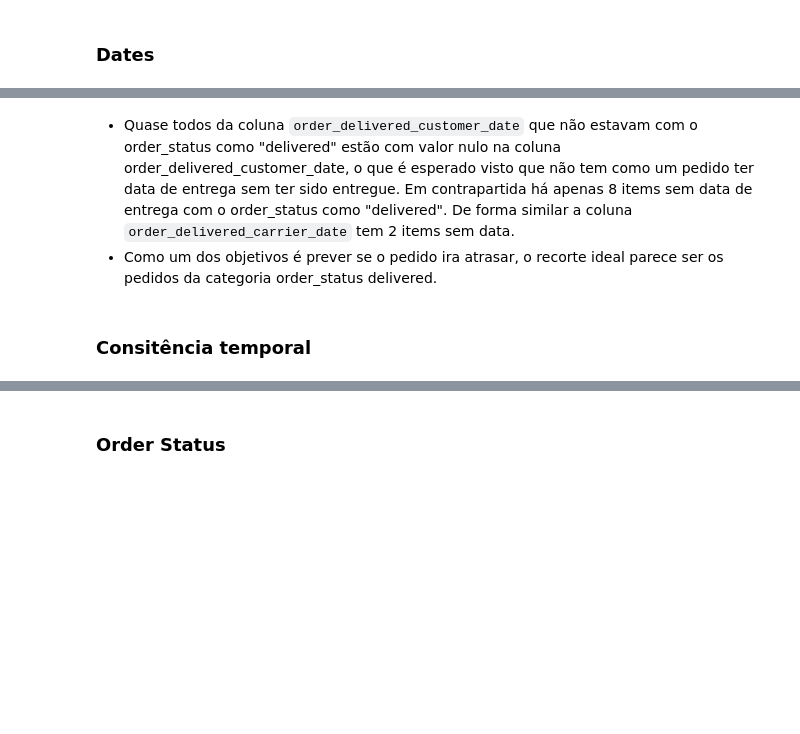
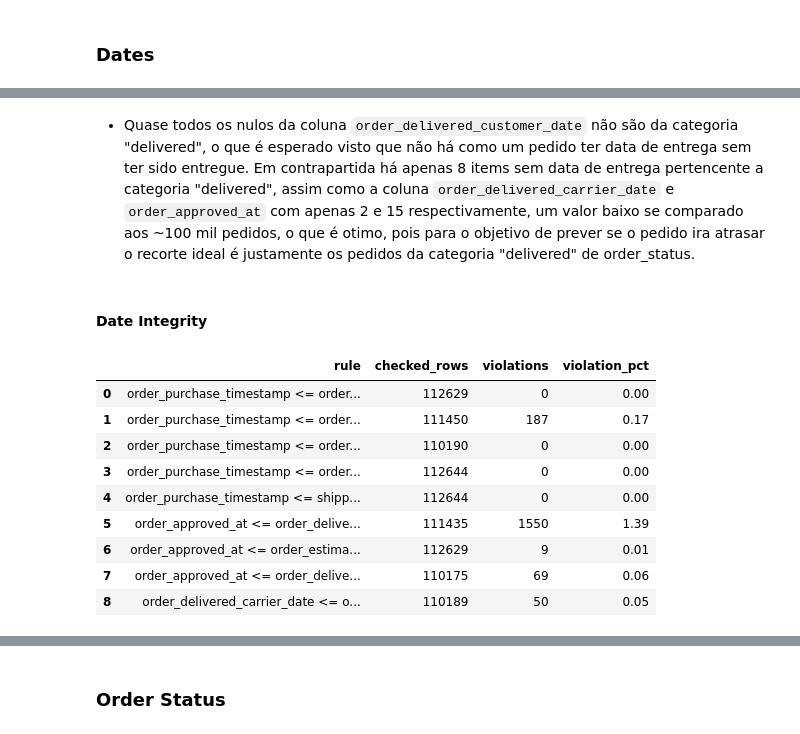
Before and after one commit to Angelo-Magno/brazilian-e-commerce-olist, a Jupyter notebook: notebooks/1.0_eda_and_data_cleaning.ipynb, the cells around one changed output, grey strips where cells are left out. Saved outputs shown, nothing was run; the diff lists cells and outputs as text; code cells hidden in the pictures; blank space fills up the shorter version.

```diff
--- a/notebooks/1.0_eda_and_data_cleaning.ipynb
+++ b/notebooks/1.0_eda_and_data_cleaning.ipynb
@@ -344,3 +1083,3 @@ df_processed.loc[mask, "shipping_limit_date"] = pd.NaT
 # %%
-mask = df_processed.order_status != 'delivered'
+mask = df_agg.order_status != "delivered"
 mask.sum()
@@ -353,16 +1131,18 @@ df_processed.loc[~mask, DATE_COLS].isna().sum() # order_statu == 'delivered'
 # %% [markdown]
-- Quase todos da coluna `order_delivered_customer_date` que não estavam com o order_status como "delivered" estão com valor nulo na coluna order_delivered_customer_date, o que é esperado visto que não tem como um pedido ter data de entrega sem ter sido entregue. Em contrapartida há apenas 8 items sem data de entrega com o order_status como "delivered". De forma similar a coluna `order_delivered_carrier_date` tem 2 items sem data.
-- Como um dos objetivos é prever se o pedido ira atrasar, o recorte ideal parece ser os pedidos da categoria order_status delivered.
+- Quase todos os nulos da coluna `order_delivered_customer_date` não são da categoria "delivered", o que é esperado visto que não há como um pedido ter data de entrega sem ter sido entregue. Em contrapartida há apenas 8 items sem data de entrega pertencente a categoria "delivered", assim como a coluna `order_delivered_carrier_date` e `order_approved_at` com apenas 2 e 15 respectivamente, um valor baixo se comparado aos ~100 mil pedidos, o que é otimo, pois para o objetivo de prever se o pedido ira atrasar o recorte ideal é justamente os pedidos da categoria "delivered" de order_status.
 # %% [markdown]
-### Consitência temporal
+#### Date Integrity
 # %%
 DATE_ORDER_RULES = [
     ("order_purchase_timestamp", "order_approved_at"),
-    ("order_approved_at", "order_delivered_carrier_date"),
-    ("order_delivered_carrier_date", "order_delivered_customer_date"),
+    ("order_purchase_timestamp", "order_delivered_carrier_date"),
     ("order_purchase_timestamp", "order_delivered_customer_date"),
     ("order_purchase_timestamp", "order_estimated_delivery_date"),
+    ("order_purchase_timestamp", "shipping_limit_date"),
+    ("order_approved_at", "order_delivered_carrier_date"),
+    ("order_approved_at", "order_estimated_delivery_date"),
     ("order_approved_at", "order_delivered_customer_date"),
+    ("order_delivered_carrier_date", "order_delivered_customer_date"),
 ]
 
 
@@ -393,5 +1173,16 @@ def check_date_integrity(df: pd.DataFrame) -> pd.DataFrame:
 
     return pd.DataFrame(results)
 # %%
-summary = check_date_integrity(df_processed)
+summary = check_date_integrity(df_processed[~mask])
 display(summary)
+# %% [output]
+|  | rule | checked_rows | violations | violation_pct |
+| 0 | order_purchase_timestamp <= order... | 112629 | 0 | 0.00 |
+| 1 | order_purchase_timestamp <= order... | 111450 | 187 | 0.17 |
+| 2 | order_purchase_timestamp <= order... | 110190 | 0 | 0.00 |
+| 3 | order_purchase_timestamp <= order... | 112644 | 0 | 0.00 |
+| 4 | order_purchase_timestamp <= shipp... | 112644 | 0 | 0.00 |
+| 5 | order_approved_at <= order_delive... | 111435 | 1550 | 1.39 |
+| 6 | order_approved_at <= order_estima... | 112629 | 9 | 0.01 |
+| 7 | order_approved_at <= order_delive... | 110175 | 69 | 0.06 |
+| 8 | order_delivered_carrier_date <= o... | 110189 | 50 | 0.05 |
```
Also changed, not shown: parts of 103 cells of this notebook, 1 other file.
